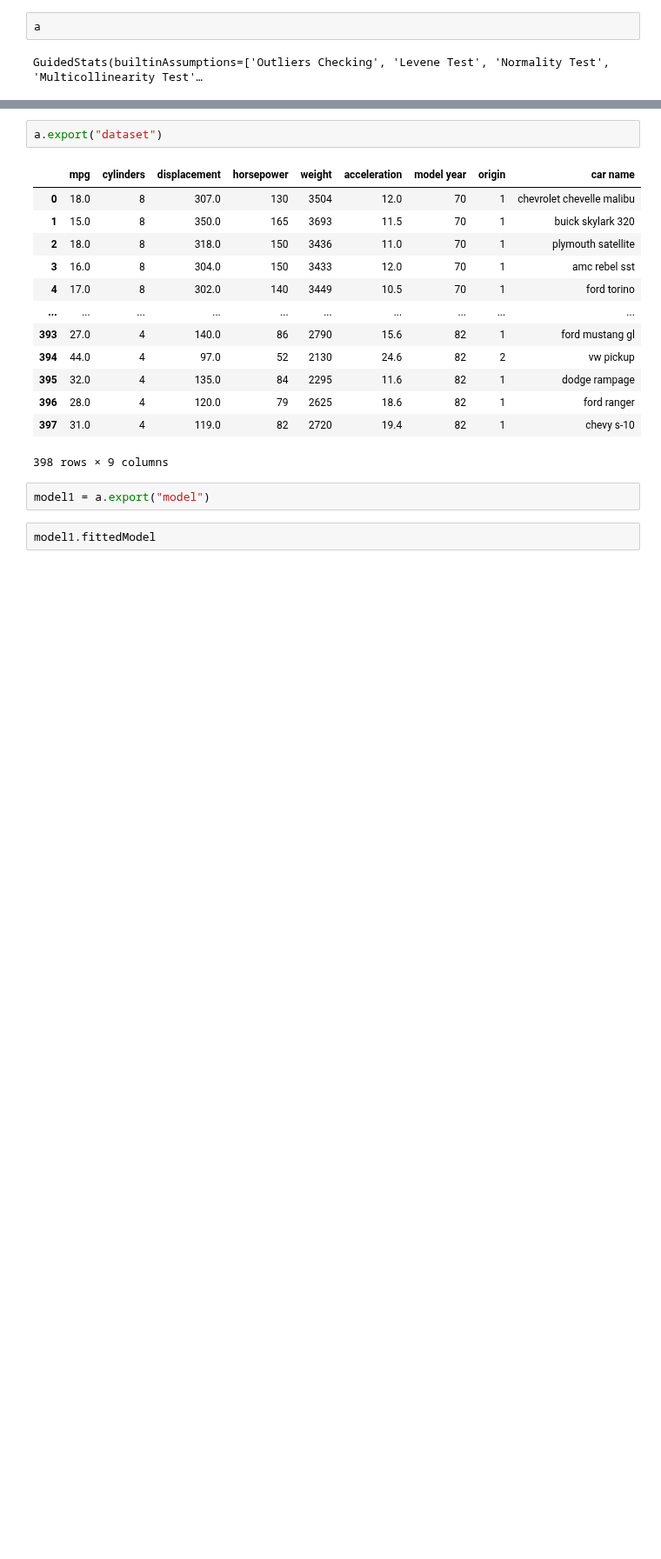
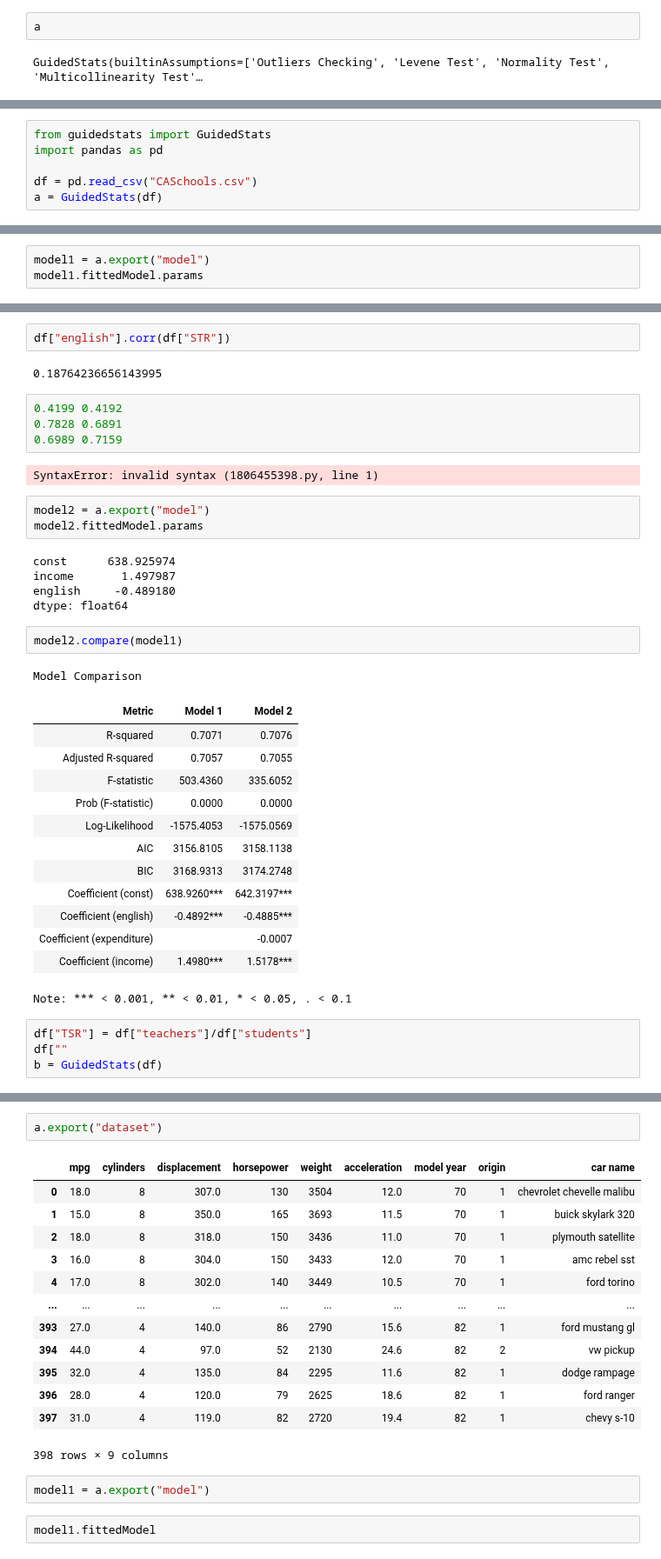
Before and after one commit to cmudig/GuidedStats, a Jupyter notebook: examples/test.ipynb, the cells around one changed output, grey strips where cells are left out. Shown at 87% size. Drawn from its saved outputs; the diff is of its cells as text; blank space fills up the shorter version.

```diff
--- a/examples/test.ipynb
+++ b/examples/test.ipynb
@@ -11,0 +212,6 @@ GuidedStats(builtinAssumptions=['Outliers Checking', 'Levene Test', 'Normality T
+# %%
+from guidedstats import GuidedStats
+import pandas as pd
+
+df = pd.read_csv("CASchools.csv")
+a = GuidedStats(df)
@@ -31,0 +272,3 @@ a.workflow.workflowInfo
+# %%
+model1 = a.export("model")
+model1.fittedModel.params
@@ -31,0 +298,39 @@ a.workflow.workflowInfo
+# %%
+df["english"].corr(df["STR"])
+# %% [output]
+0.18764236656143995
+# %%
+0.4199 0.4192
+0.7828 0.6891
+0.6989 0.7159
+# %% [output]
+SyntaxError: invalid syntax (1806455398.py, line 1)
+# %%
+model2 = a.export("model")
+model2.fittedModel.params
+# %% [output]
+const      638.925974
+income       1.497987
+english     -0.489180
+dtype: float64
+# %%
+model2.compare(model1)
+# %% [output]
+Model Comparison
+| Metric | Model 1 | Model 2 |
+| R-squared | 0.7071 | 0.7076 |
+| Adjusted R-squared | 0.7057 | 0.7055 |
+| F-statistic | 503.4360 | 335.6052 |
+| Prob (F-statistic) | 0.0000 | 0.0000 |
+| Log-Likelihood | -1575.4053 | -1575.0569 |
+| AIC | 3156.8105 | 3158.1138 |
+| BIC | 3168.9313 | 3174.2748 |
+| Coefficient (const) | 638.9260*** | 642.3197*** |
+| Coefficient (english) | -0.4892*** | -0.4885*** |
+| Coefficient (expenditure) |  | -0.0007 |
+| Coefficient (income) | 1.4980*** | 1.5178*** |
+Note: *** < 0.001, ** < 0.01, * < 0.05, . < 0.1
+# %%
+df["TSR"] = df["teachers"]/df["students"]
+df[""
+b = GuidedStats(df)
```
Also changed, not shown: parts of 21 cells of this notebook, 25 other files.
